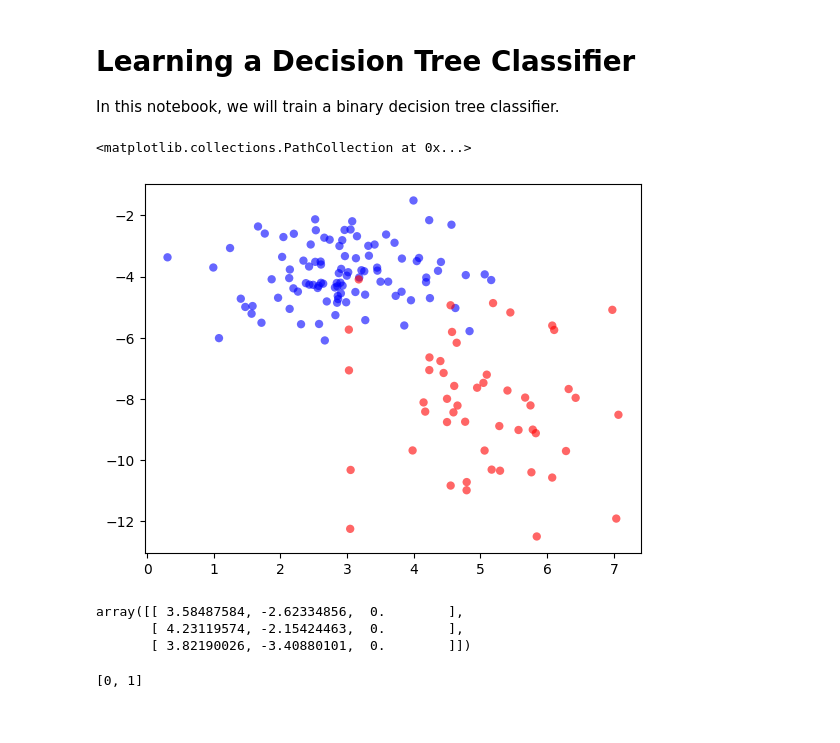
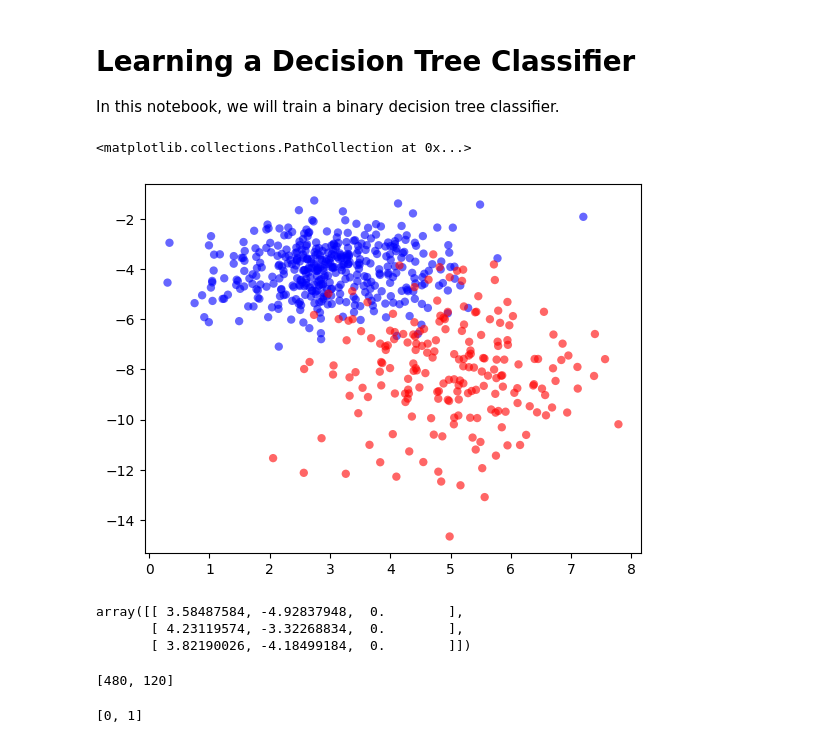
Before and after one commit to tail-call/ml-from-scratch, a Jupyter notebook: DecisionTree.ipynb, the cells around one changed output. Cells and saved outputs as stored; diff of their text form; code cells hidden in the pictures.

Commit message:
Decision trees: train-test splits and validation

```diff
--- a/DecisionTree.ipynb
+++ b/DecisionTree.ipynb
@@ -5,34 +5,52 @@ In this notebook, we will train a binary decision tree classifier.
 # %%
 import numpy as np
 import matplotlib
 import matplotlib.pyplot as plt
 
 np.random.seed(46)
 
-size_1, size_2 = 100, 50
+size_1, size_2 = 400, 200
 
 xs = np.concatenate([np.random.randn(size_1) + 3, np.random.randn(size_2) + 5])
 ys = np.concatenate([np.random.randn(size_1) - 4, np.random.randn(size_2)*2 - 8])
 zs = np.concatenate([[0] * size_1, [1] * size_2])
 
 def sigmoid(x):
     return 1 / (1 + np.exp(-x))
 
 def predict(wx, wy, b):
     return sigmoid(wx * xs + wy * ys + b)
 
 def cross_entropy(zs, zhats):
     return -np.sum(zs * np.log(zhats) + (1 - zs) * np.log(1 - zhats))
 
 plt.scatter(xs, ys, c=zs, cmap='bwr', alpha=0.6, edgecolors='none')
 # %% [output]
 <matplotlib.collections.PathCollection at 0x...>
-[figure, old version]
+[figure, new version]
 # %%
 data = np.stack([xs, ys, zs]).T
 data[:3]
 # %% [output]
-array([[ 3.58487584, -2.62334856,  0.        ],
-       [ 4.23119574, -2.15424463,  0.        ],
-       [ 3.82190026, -3.40880101,  0.        ]])
+array([[ 3.58487584, -4.92837948,  0.        ],
+       [ 4.23119574, -3.32268834,  0.        ],
+       [ 3.82190026, -4.18499184,  0.        ]])
+# %%
+def train_test_split(
+    data: np.ndarray,
+    test_proportion: float = 0.2
+) -> tuple[np.ndarray, np.ndarray]:
+    assert(test_proportion <= 1.0 and test_proportion >= 0)
+
+    data_copy = np.copy(data)
+    np.random.shuffle(data_copy)
+    test_count = round(len(data) * test_proportion)
+
+    train_split = data_copy[test_count:]
+    test_split = data_copy[:test_count]
+    return train_split, test_split
+
+[len(x) for x in train_test_split(data)]
+# %% [output]
+[480, 120]
 # %%
```
Also changed, not shown: parts of 10 cells of this notebook.
